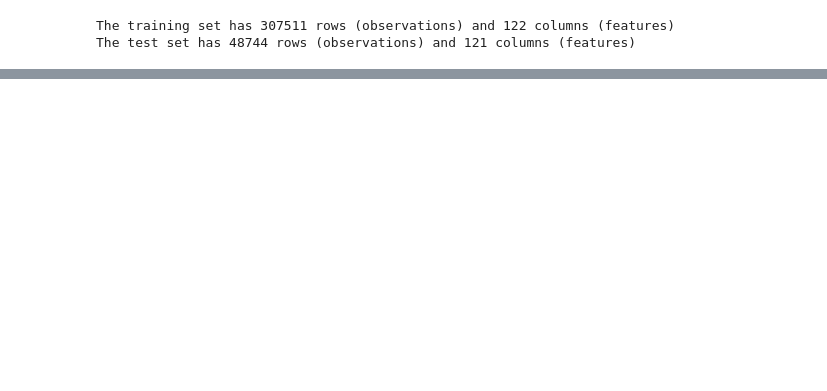
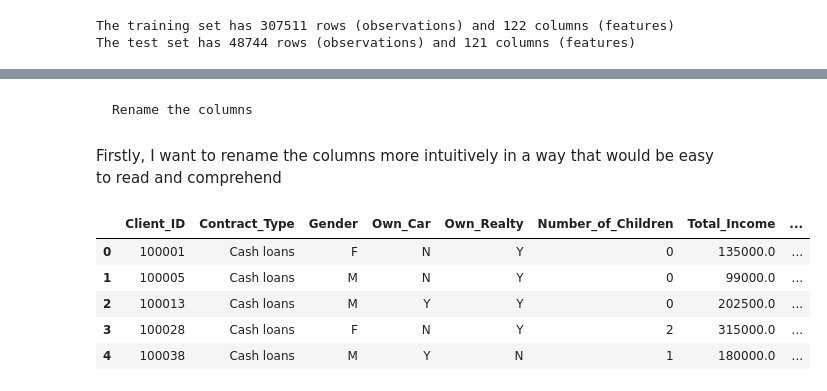
Before and after one commit to Sunday-Oladokun/Credit-Risk-Scoring-System, a Jupyter notebook: Credit Risk Scoring System.ipynb, the cells around one changed output, grey strips where cells are left out. Drawn from its saved outputs; the diff is of its cells as text; code cells hidden in the pictures; blank space fills up the shorter version.

```diff
--- a/Credit Risk Scoring System.ipynb
+++ b/Credit Risk Scoring System.ipynb
@@ -153,0 +271,4 @@ Index(['SK_ID_CURR', 'TARGET', 'NAME_CONTRACT_TYPE', 'CODE_GENDER',
+# %% [markdown]
+    Rename the columns
+# %% [markdown]
+Firstly, I want to rename the columns more intuitively in a way that would be easy to read and comprehend
@@ -153,0 +407,10 @@ Index(['SK_ID_CURR', 'TARGET', 'NAME_CONTRACT_TYPE', 'CODE_GENDER',
+# %%
+# View the first five rows in the test dataset
+test_df.head()
+# %% [output]
+|  | Client_ID | Contract_Type | Gender | Own_Car | Own_Realty | Number_of_Children | Total_Income | ... |
+| 0 | 100001 | Cash loans | F | N | Y | 0 | 135000.0 | ... |
+| 1 | 100005 | Cash loans | M | N | Y | 0 | 99000.0 | ... |
+| 2 | 100013 | Cash loans | M | Y | Y | 0 | 202500.0 | ... |
+| 3 | 100028 | Cash loans | F | N | Y | 2 | 315000.0 | ... |
+| 4 | 100038 | Cash loans | M | Y | N | 1 | 180000.0 | ... |
```
Also changed, not shown: parts of 27 cells of this notebook.
